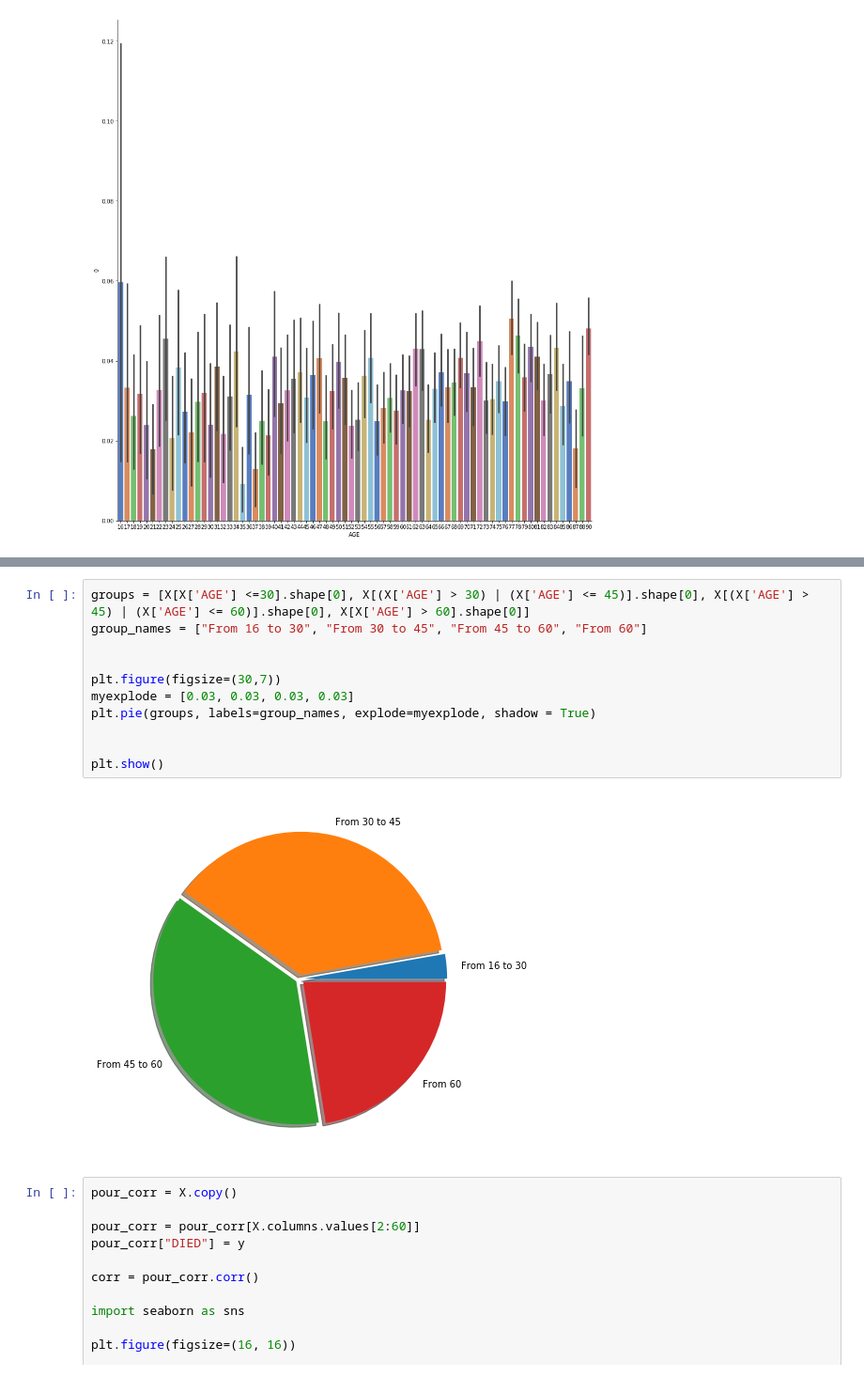
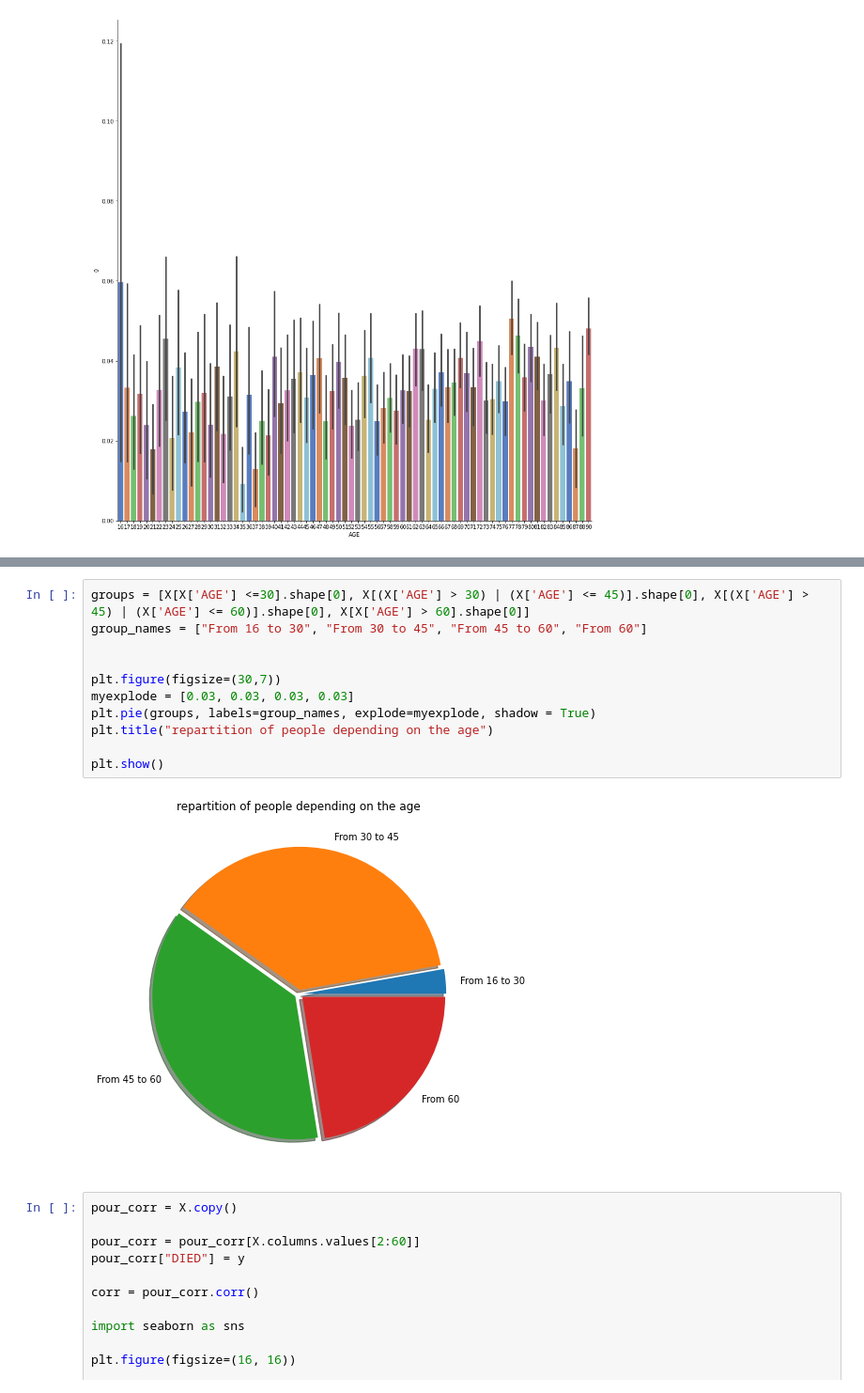
Before and after one commit to lyshuga/DataCamp, a Jupyter notebook: TP3-black.ipynb, the cells around one changed output, grey strips where cells are left out. Shown at 94% size. Drawn from its saved outputs; the diff is of its cells as text.

Commit message:
visualization cleaning

```diff
--- a/TP3-black.ipynb
+++ b/TP3-black.ipynb
@@ -797,16 +787,16 @@ new_x.value_counts().plot.bar()
 # %%
 groups = [X[X['AGE'] <=30].shape[0], X[(X['AGE'] > 30) | (X['AGE'] <= 45)].shape[0], X[(X['AGE'] > 45) | (X['AGE'] <= 60)].shape[0], X[X['AGE'] > 60].shape[0]]
 group_names = ["From 16 to 30", "From 30 to 45", "From 45 to 60", "From 60"]
 
 
 plt.figure(figsize=(30,7))
 myexplode = [0.03, 0.03, 0.03, 0.03]
 plt.pie(groups, labels=group_names, explode=myexplode, shadow = True)
-
+plt.title("repartition of people depending on the age")
 
 plt.show()
 # %% [output]
-[figure, old version]
+[figure, new version]
 # %%
 pour_corr = X.copy()
 
```
Also changed, not shown: parts of 7 cells of this notebook.
